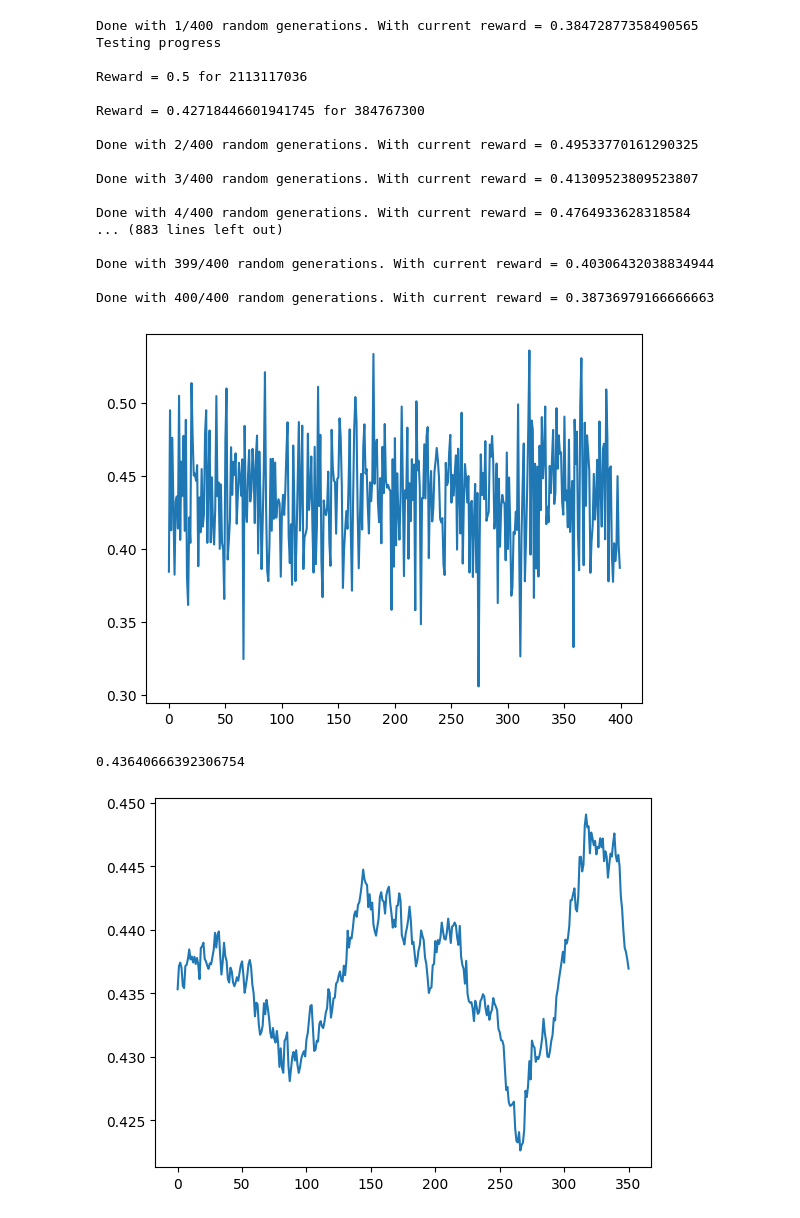
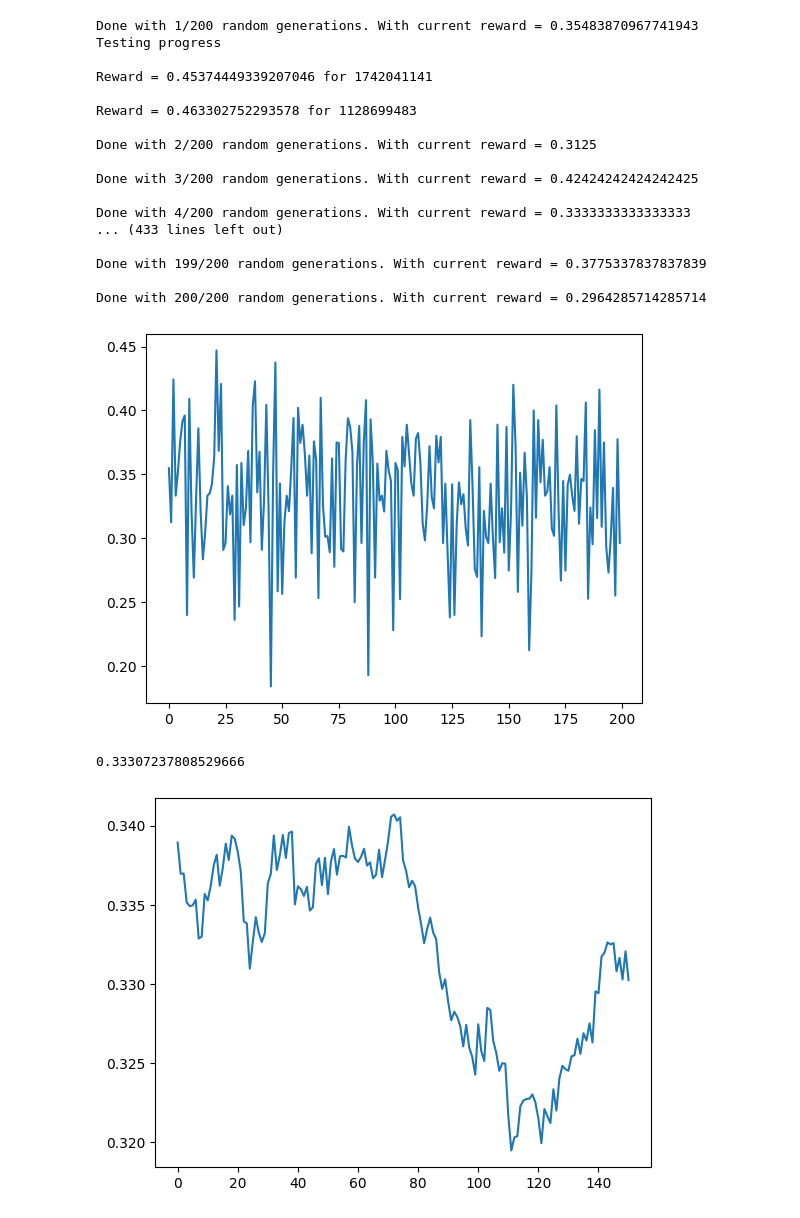
Before and after one commit to Board-of-Project/Kites_Anish_Rag, a Jupyter notebook: trainer2.ipynb, the cells around one changed output. Cells and saved outputs as stored; diff of their text form; code cells hidden in the pictures.

```diff
--- a/trainer2.ipynb
+++ b/trainer2.ipynb
@@ -26,7 +26,7 @@ PROG  = os.path.abspath("test.s")
 def bring_shit(len_program=300, seed=0):
 	if not seed:
 		seed=np.random.randint(1200,2**31)
-	result=subprocess.run(["./rand_gen2","test.s",str(seed),str(len_program)]
+	result=subprocess.run(["./rand_gen4","test.s",str(seed),str(len_program)]
 							,text=True,
 							capture_output=True
 						)
@@ -160,7 +160,7 @@ def es_step(model, me_vector, adjmatrix, N=64, sigma=0.07, alpha=0.02):
 CoRRL = Model()
 # %%
 # restoring a previously trained model to train again
-with open("Weights_new_50.pkl", "rb") as f:
+with open("Weights_50.pkl", "rb") as f:
 	save_data = pickle.load(f)
 
 CoRRL.children_to_ctx = save_data["children_to_ctx"].copy()
@@ -176,48 +176,48 @@ if __name__ == "__main__":
 	seeds_vec = rng.integers(low=12141, high=2**31, size=2)
 
 	all_rewards = []
-	how_many_assem = 400
+	how_many_assem = 200
 	for i in range(how_many_assem):
 		lines = 50
 		adjmatrix, me_vector = bring_shit(lines)
 
 		# curr_reward = reward(CoRRL, me_vector, adjmatrix)
 
 		curr_reward = es_step(CoRRL, me_vector=me_vector, adjmatrix=adjmatrix, N=64)
 		all_rewards.append(curr_reward)
 
 		print(f"Done with {i+1}/{how_many_assem} random generations. With current reward = {curr_reward}")
 
 
 		if i%20 == 0:
 			print("Testing progress")
 			for seed in seeds_vec:
 				adjmatrix, me_vector = bring_shit(100, int(seed))
 				curr_reward = eval_candidate((get_weights(CoRRL), adjmatrix, me_vector, 0))
 				print(f"Reward = {curr_reward} for {seed}")
 
 
 	plt.plot(all_rewards)
 	plt.show()
 # %% [output]
-Done with 1/400 random generations. With current reward = 0.38472877358490565
+Done with 1/200 random generations. With current reward = 0.35483870967741943
 Testing progress
 
-Reward = 0.5 for 2113117036
+Reward = 0.45374449339207046 for 1742041141
 
-Reward = 0.42718446601941745 for 384767300
+Reward = 0.463302752293578 for 1128699483
 
-Done with 2/400 random generations. With current reward = 0.49533770161290325
+Done with 2/200 random generations. With current reward = 0.3125
 
-Done with 3/400 random generations. With current reward = 0.41309523809523807
+Done with 3/200 random generations. With current reward = 0.42424242424242425
 
-Done with 4/400 random generations. With current reward = 0.4764933628318584
-... (883 lines left out)
+Done with 4/200 random generations. With current reward = 0.3333333333333333
+... (433 lines left out)
 
-Done with 399/400 random generations. With current reward = 0.40306432038834944
+Done with 199/200 random generations. With current reward = 0.3775337837837839
 
-Done with 400/400 random generations. With current reward = 0.38736979166666663
+Done with 200/200 random generations. With current reward = 0.2964285714285714
-[figure, old version]
+[figure, new version]
 # %%
 data= np.array(all_rewards)
 print(np.mean(data))
@@ -228,8 +228,8 @@ moving_avg = np.convolve(data, weights, mode='valid')
 plt.plot(moving_avg)
 plt.show()
 # %% [output]
-0.43640666392306754
+0.33307237808529666
-[figure, old version]
+[figure, new version]
 # %%
 # saving all the brains -- saves the whole BrainBatch as a dict of arrays
 save_data = {
```
Also changed, not shown: parts of 1 cell of this notebook, 41 other files.
